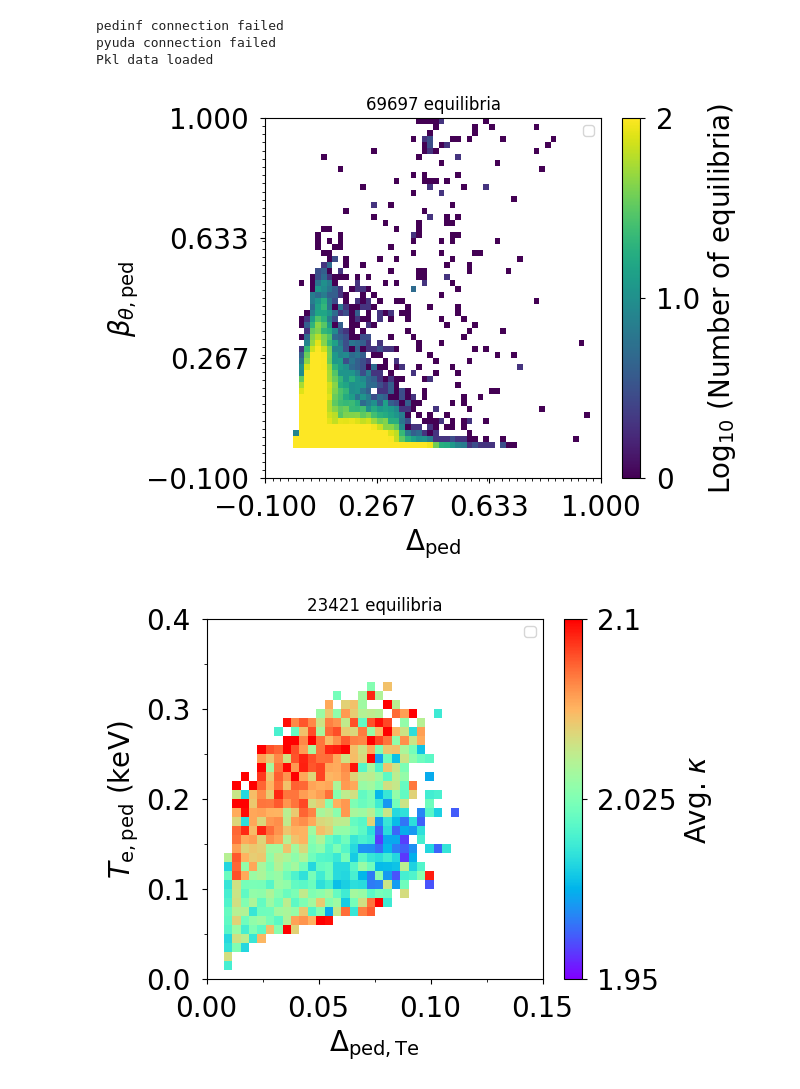
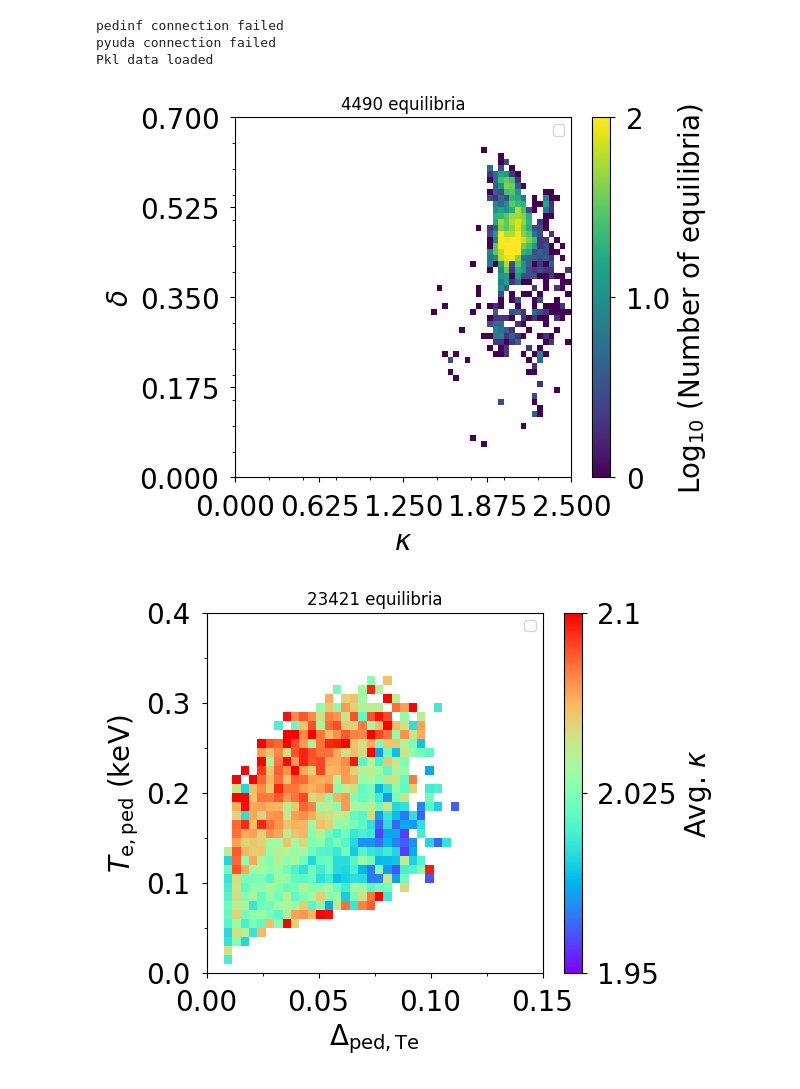
Before and after one commit to evrydayorsted/pedestal, a Jupyter notebook: main.ipynb, the cells around one changed output. Saved outputs shown, nothing was run; the diff lists cells and outputs as text; code cells hidden in the pictures.

```diff
--- a/main.ipynb
+++ b/main.ipynb
@@ -6,9 +6,9 @@ pedinf connection failed
 pyuda connection failed
 Pkl data loaded
 # %%
-a.contourPlot(1, lowSlopeFilter=False, IpMin=0, numMin=0, posPed=True)
+a.contourPlot(10, lowSlopeFilter=False, IpMin=0.99, numMin=0, posPed=True)
 # %% [output]
-[figure, old version]
+[figure, new version]
 # %%
 a.contourPlot(2, lowSlopeFilter=True,numPix=40,IpMin=0.9, numMin=10, cbarMin=1.95,cbarMax=2.1, countType="elong", posPed=False)
 # %% [output]
```
Also changed, not shown: parts of 1 cell of this notebook, 1 other file.
